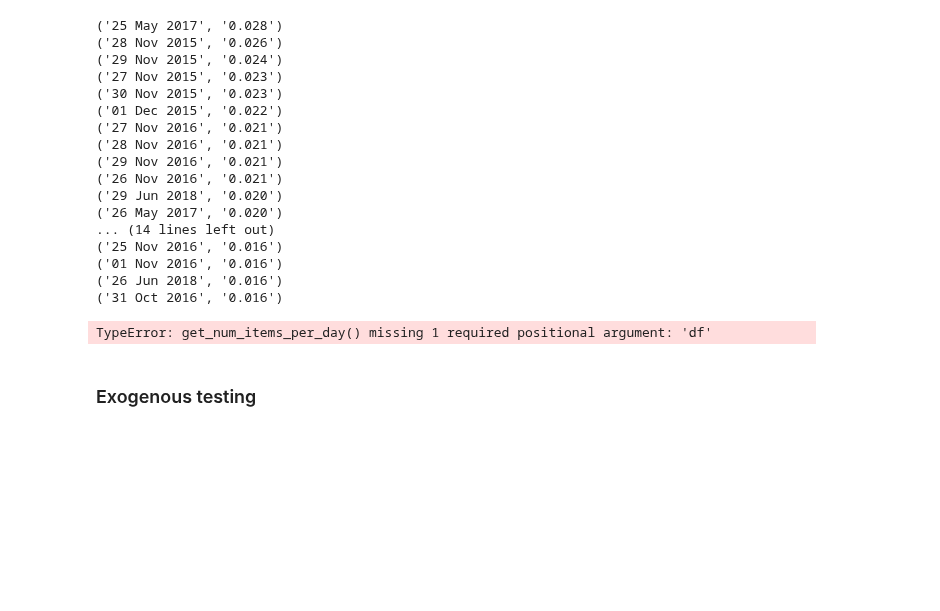
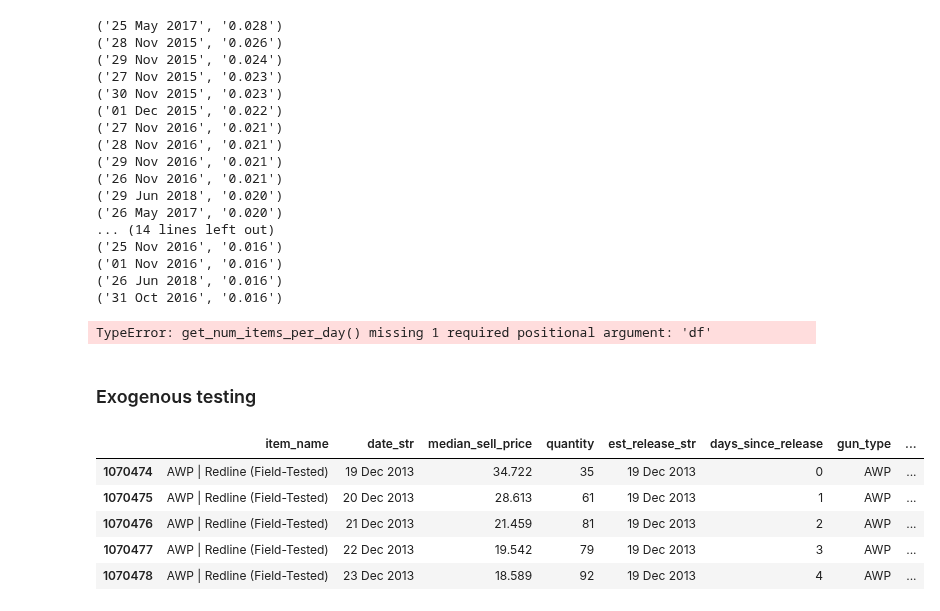
Before and after one commit to AkshayJ0shi/steam_anomaly_detection_capstone, a Jupyter notebook: anomalies.ipynb, the cells around one changed output. Saved outputs shown, nothing was run; the diff lists cells and outputs as text; code cells hidden in the pictures; blank space fills up the shorter version.

```diff
--- a/anomalies.ipynb
+++ b/anomalies.ipynb
@@ -429,4 +429,13 @@ from pyculiarity import detect_ts
 from pyramid.arima import auto_arima
 # %%
 anom_val = df[df.item_name=='AWP | Redline (Field-Tested)']
+# %%
+anom_val.head()
+# %% [output]
+|  | item_name | date_str | median_sell_price | quantity | est_release_str | days_since_release | gun_type | ... |
+| 1070474 | AWP | Redline (Field-Tested) | 19 Dec 2013 | 34.722 | 35 | 19 Dec 2013 | 0 | AWP | ... |
+| 1070475 | AWP | Redline (Field-Tested) | 20 Dec 2013 | 28.613 | 61 | 19 Dec 2013 | 1 | AWP | ... |
+| 1070476 | AWP | Redline (Field-Tested) | 21 Dec 2013 | 21.459 | 81 | 19 Dec 2013 | 2 | AWP | ... |
+| 1070477 | AWP | Redline (Field-Tested) | 22 Dec 2013 | 19.542 | 79 | 19 Dec 2013 | 3 | AWP | ... |
+| 1070478 | AWP | Redline (Field-Tested) | 23 Dec 2013 | 18.589 | 92 | 19 Dec 2013 | 4 | AWP | ... |
 # %%
```
Also changed, not shown: parts of 1 cell of this notebook, 4 other files.
